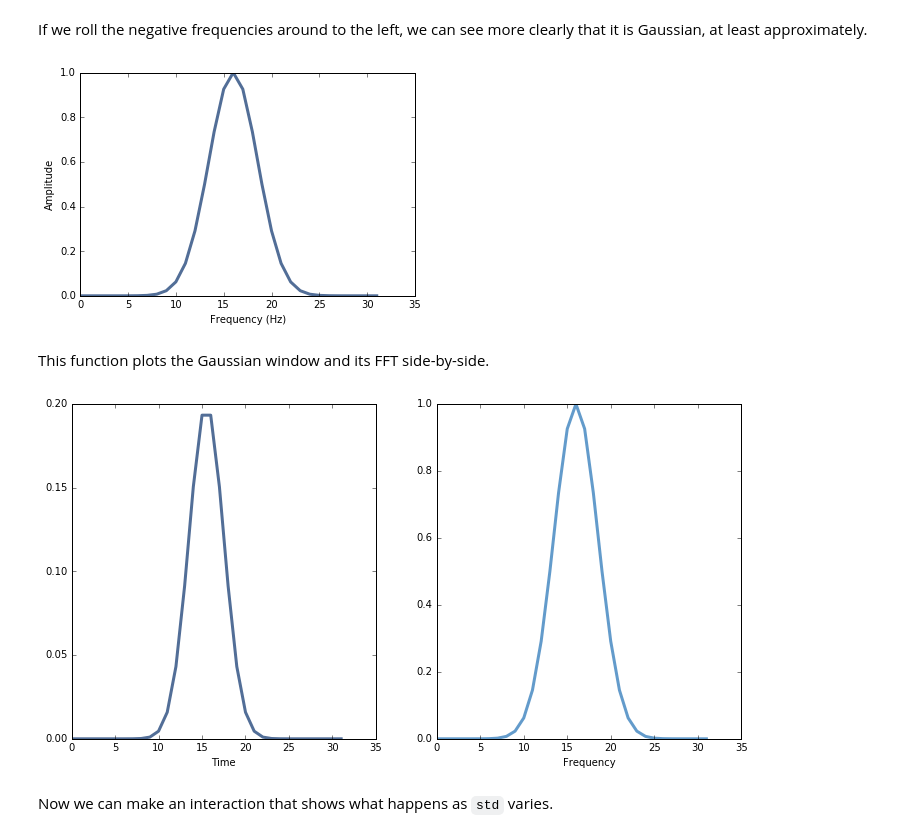
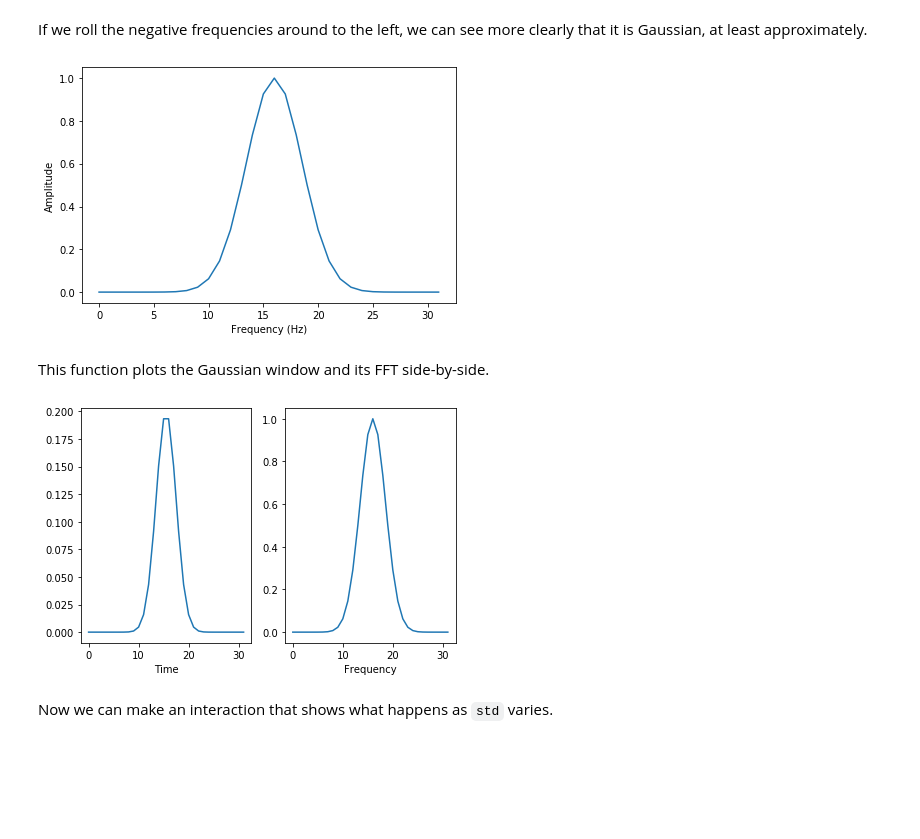
Before and after one commit to AllenDowney/ThinkDSP, a Jupyter notebook: code/chap08soln.ipynb, the cells around one changed output. Cells and saved outputs as stored; diff of their text form; code cells hidden in the pictures; blank space fills up the shorter version.

```diff
--- a/code/chap08soln.ipynb
+++ b/code/chap08soln.ipynb
@@ -51,10 +53,10 @@ If we roll the negative frequencies around to the left, we can see more clearly
 # %%
 N = len(gaussian)
 fft_rolled = np.roll(fft_gaussian, N//2)
-thinkplot.plot(abs(fft_rolled))
-thinkplot.config(xlabel='Frequency (Hz)', ylabel='Amplitude')
+plt.plot(abs(fft_rolled))
+decorate(xlabel='Frequency (Hz)', ylabel='Amplitude')
 # %% [output]
-[figure, old version]
+[figure, new version]
 # %% [markdown]
 This function plots the Gaussian window and its FFT side-by-side.
 # %%
@@ -63,21 +65,21 @@ def plot_gaussian(std):
     gaussian = scipy.signal.gaussian(M=M, std=std)
     gaussian /= sum(gaussian)
 
-    thinkplot.preplot(num=2, cols=2)
-    thinkplot.plot(gaussian)
-    thinkplot.config(xlabel='Time', legend=False)
+    plt.subplot(1, 2, 1)
+    plt.plot(gaussian)
+    decorate(xlabel='Time')
 
     fft_gaussian = np.fft.fft(gaussian)
     fft_rolled = np.roll(fft_gaussian, M//2)
 
-    thinkplot.subplot(2)
-    thinkplot.plot(abs(fft_rolled))
-    thinkplot.config(xlabel='Frequency')
-
+    plt.subplot(1, 2, 2)
+    plt.plot(np.abs(fft_rolled))
+    decorate(xlabel='Frequency')
+    plt.show()
 
 plot_gaussian(2)
 # %% [output]
-[figure, old version]
+[figure, new version]
 # %% [markdown]
 Now we can make an interaction that shows what happens as `std` varies.
 # %%
```
Also changed, not shown: parts of 21 cells of this notebook, 2 other files.
